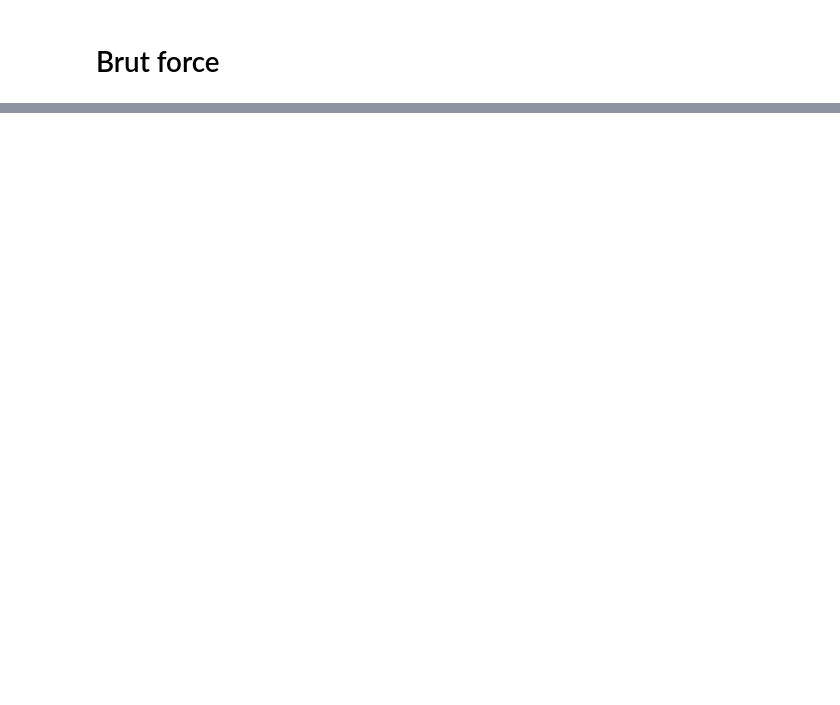
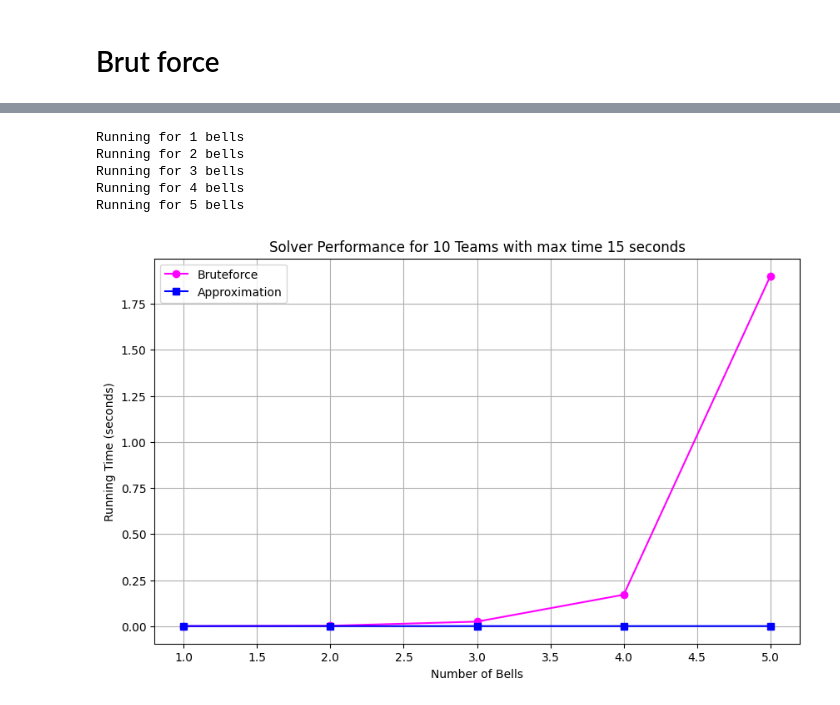
Before and after one commit to BeneWim/planes, a Jupyter notebook: initial_test.ipynb, the cells around one changed output, grey strips where cells are left out. Cells and saved outputs as stored; diff of their text form; code cells hidden in the pictures; blank space fills up the shorter version.

```diff
--- a/initial_test.ipynb
+++ b/initial_test.ipynb
@@ -50,0 +150,10 @@ visualizer.show_schedule()
+# %%
+import time
+import matplotlib.pyplot as plt
+
+def evaluate_solver_time(solver):
+    start_time = time.time()
+    solver.solve()
+    end_time = time.time()
+    running_time = end_time - start_time
+    return running_time
@@ -50,0 +212,12 @@ visualizer.show_schedule()
+# %%
+num_teams = 10
+num_bells_values = range(1, 6)
+time_horizon = 15
+evaluate(num_teams, num_bells_values, time_horizon)
+# %% [output]
+Running for 1 bells
+Running for 2 bells
+Running for 3 bells
+Running for 4 bells
+Running for 5 bells
+[figure, added]
```
Also changed, not shown: parts of 14 cells of this notebook, 3 other files.
